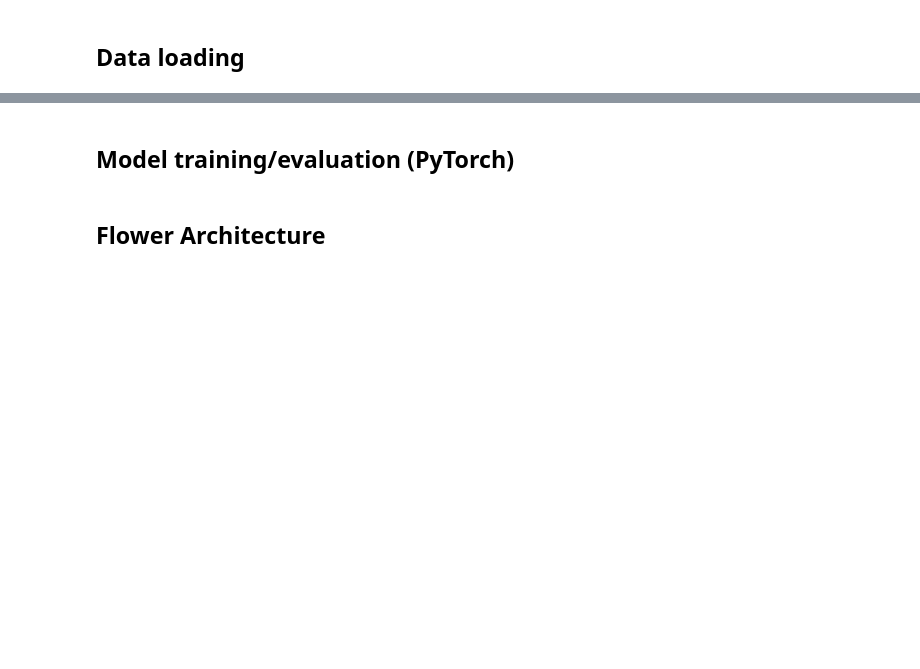
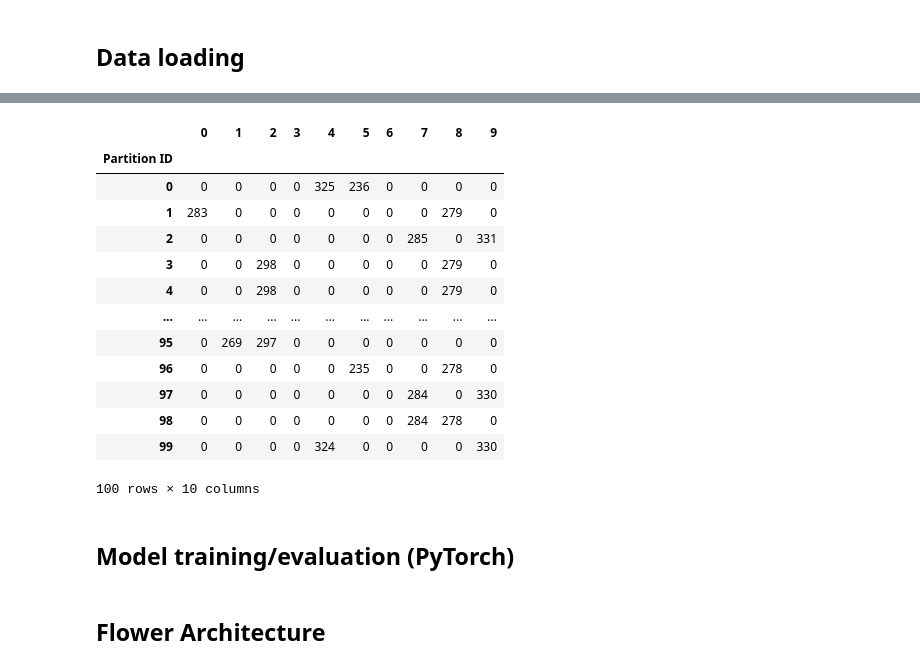
Before and after one commit to artsasse/fedkan, a Jupyter notebook: Flower_MNIST_MLP.ipynb, the cells around one changed output, grey strips where cells are left out. Cells and saved outputs as stored; diff of their text form; code cells hidden in the pictures; blank space fills up the shorter version.

```diff
--- a/Flower_MNIST_MLP.ipynb
+++ b/Flower_MNIST_MLP.ipynb
@@ -99,3 +142,20 @@ def load_datasets(partition_id: int, num_partitions: int):
+# %%
+df
+# %% [output]
+|  | 0 | 1 | 2 | 3 | 4 | 5 | 6 | 7 | 8 | 9 |
+| Partition ID |  |  |  |  |  |  |  |  |  |  |
+| 0 | 0 | 0 | 0 | 0 | 325 | 236 | 0 | 0 | 0 | 0 |
+| 1 | 283 | 0 | 0 | 0 | 0 | 0 | 0 | 0 | 279 | 0 |
+| 2 | 0 | 0 | 0 | 0 | 0 | 0 | 0 | 285 | 0 | 331 |
+| 3 | 0 | 0 | 298 | 0 | 0 | 0 | 0 | 0 | 279 | 0 |
+| 4 | 0 | 0 | 298 | 0 | 0 | 0 | 0 | 0 | 279 | 0 |
+| ... | ... | ... | ... | ... | ... | ... | ... | ... | ... | ... |
+| 95 | 0 | 269 | 297 | 0 | 0 | 0 | 0 | 0 | 0 | 0 |
+| 96 | 0 | 0 | 0 | 0 | 0 | 235 | 0 | 0 | 278 | 0 |
+| 97 | 0 | 0 | 0 | 0 | 0 | 0 | 0 | 284 | 0 | 330 |
+| 98 | 0 | 0 | 0 | 0 | 0 | 0 | 0 | 284 | 278 | 0 |
+| 99 | 0 | 0 | 0 | 0 | 324 | 0 | 0 | 0 | 0 | 330 |
+100 rows × 10 columns
 # %% [markdown]
 ## Model training/evaluation (PyTorch)
 # %%
```
Also changed, not shown: parts of 17 cells of this notebook.
